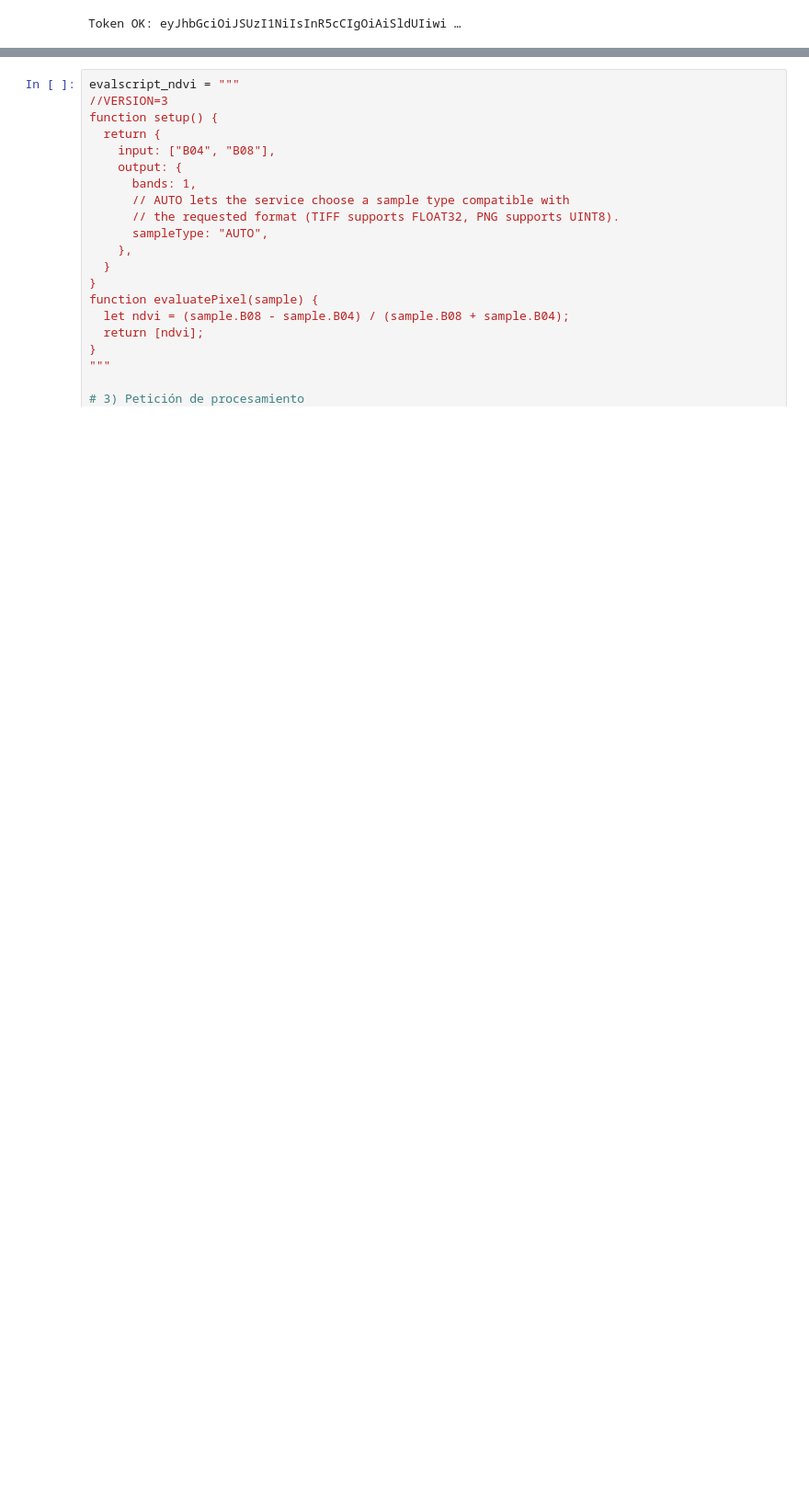
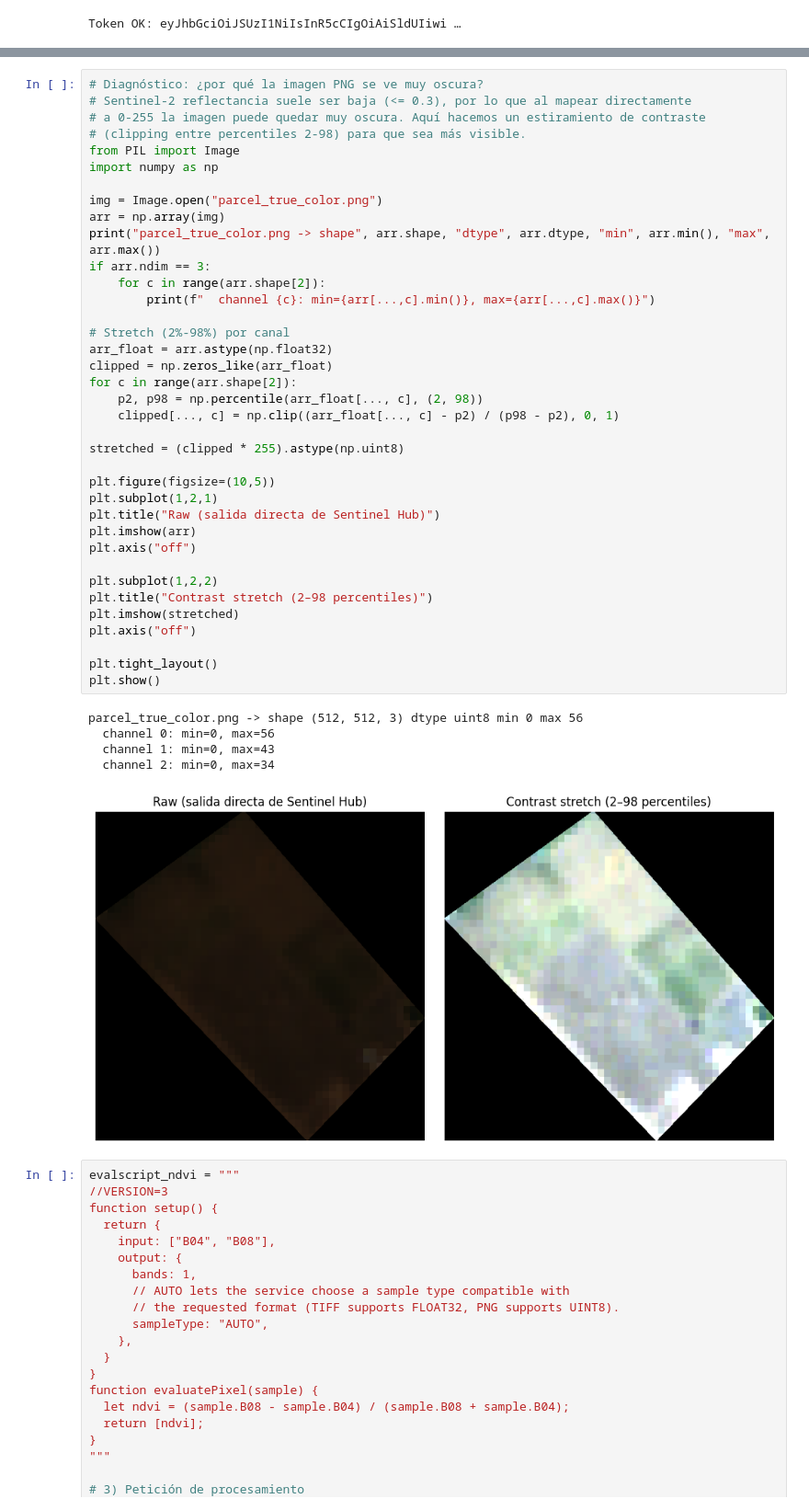
Before and after one commit to JhonattanEscorihuela/precision-agriculture, a Jupyter notebook: backend/core/02_pipeline_sentinel_real.ipynb, the cells around one changed output, grey strips where cells are left out. Shown at 92% size. Drawn from its saved outputs; the diff is of its cells as text; blank space fills up the shorter version.

Commit message:
feat: real Sentinel-2 pipeline for crop health analysis (NDVI + telecom + AI)

```diff
--- a/backend/core/02_pipeline_sentinel_real.ipynb
+++ b/backend/core/02_pipeline_sentinel_real.ipynb
@@ -139,6 +166,49 @@ with open("parcel_true_color.png", "wb") as f:
 print("Imagen guardada: parcel_true_color.png")
 # %% [output]
 Imagen guardada: parcel_true_color.png
+# %%
+# Diagnóstico: ¿por qué la imagen PNG se ve muy oscura?
+# Sentinel-2 reflectancia suele ser baja (<= 0.3), por lo que al mapear directamente
+# a 0-255 la imagen puede quedar muy oscura. Aquí hacemos un estiramiento de contraste
+# (clipping entre percentiles 2-98) para que sea más visible.
+from PIL import Image
+import numpy as np
+
+img = Image.open("parcel_true_color.png")
+arr = np.array(img)
+print("parcel_true_color.png -> shape", arr.shape, "dtype", arr.dtype, "min", arr.min(), "max", arr.max())
+if arr.ndim == 3:
+    for c in range(arr.shape[2]):
+        print(f"  channel {c}: min={arr[...,c].min()}, max={arr[...,c].max()}")
+
+# Stretch (2%-98%) por canal
+arr_float = arr.astype(np.float32)
+clipped = np.zeros_like(arr_float)
+for c in range(arr.shape[2]):
+    p2, p98 = np.percentile(arr_float[..., c], (2, 98))
+    clipped[..., c] = np.clip((arr_float[..., c] - p2) / (p98 - p2), 0, 1)
+
+stretched = (clipped * 255).astype(np.uint8)
+
+plt.figure(figsize=(10,5))
+plt.subplot(1,2,1)
+plt.title("Raw (salida directa de Sentinel Hub)")
+plt.imshow(arr)
+plt.axis("off")
+
+plt.subplot(1,2,2)
+plt.title("Contrast stretch (2–98 percentiles)")
+plt.imshow(stretched)
+plt.axis("off")
+
+plt.tight_layout()
+plt.show()
+# %% [output]
+parcel_true_color.png -> shape (512, 512, 3) dtype uint8 min 0 max 56
+  channel 0: min=0, max=56
+  channel 1: min=0, max=43
+  channel 2: min=0, max=34
+[figure, added]
 # %%
 evalscript_ndvi = """
 //VERSION=3
```
Also changed, not shown: parts of 10 cells of this notebook, 2 other files.
